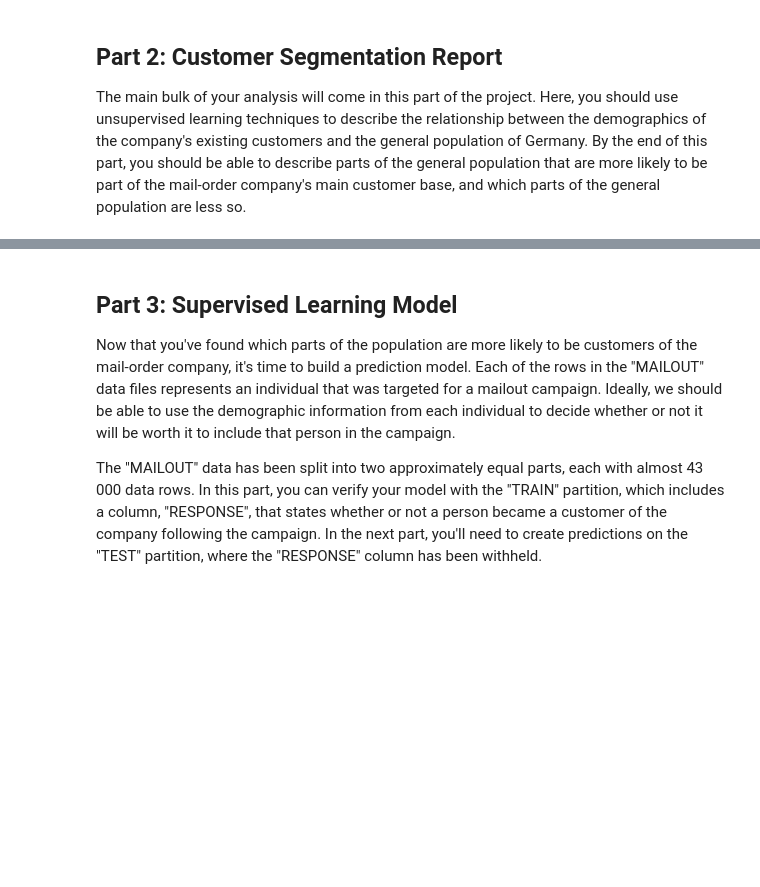
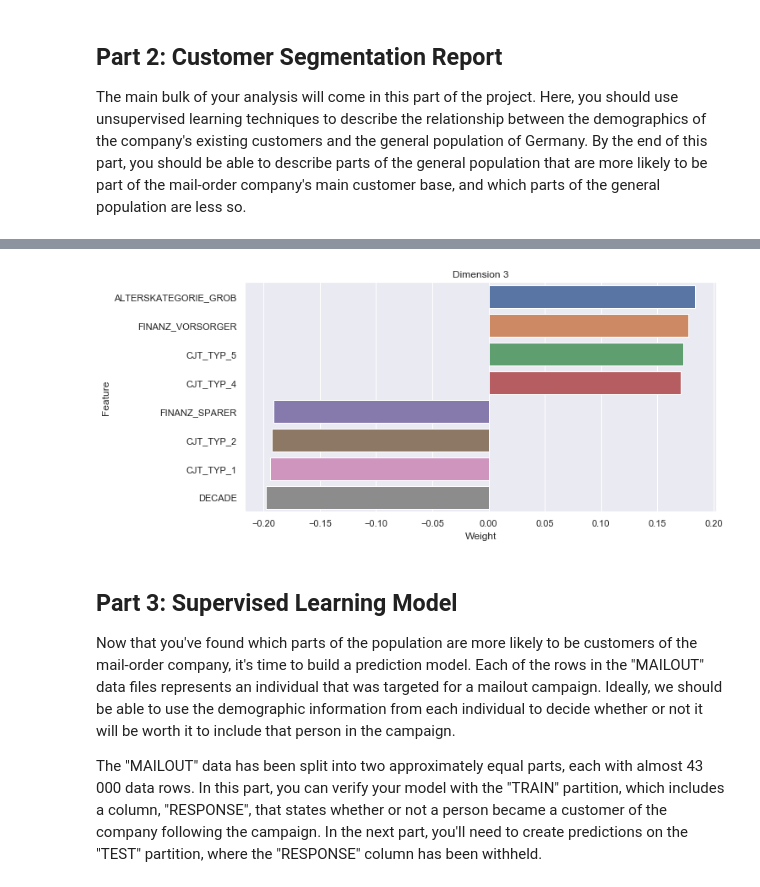
Before and after one commit to michanN/capstone-arvato, a Jupyter notebook: Arvato Project Workbook.ipynb, the cells around one changed output, grey strips where cells are left out. Saved outputs shown, nothing was run; the diff lists cells and outputs as text; code cells hidden in the pictures; blank space fills up the shorter version.

```diff
--- a/Arvato Project Workbook.ipynb
+++ b/Arvato Project Workbook.ipynb
@@ -423,0 +489,3 @@ The main bulk of your analysis will come in this part of the project. Here, you
+# %%
+dim3 = interpret_pca(azdias_scaled, pca, 2)
+display_all(dim3)
@@ -424,3 +495,7 @@ The main bulk of your analysis will come in this part of the project. Here, you
+# %%
+plot_pca(dim3, 3)
+# %% [output]
+[figure, added]
 # %% [markdown]
 ## Part 3: Supervised Learning Model
 
```
Also changed, not shown: parts of 51 cells of this notebook, 1 other file.
